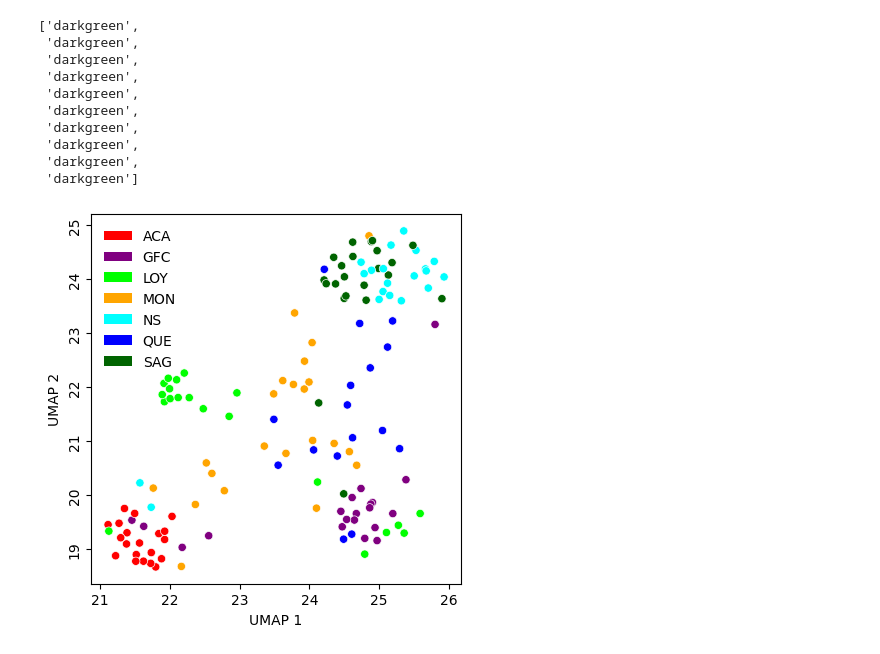
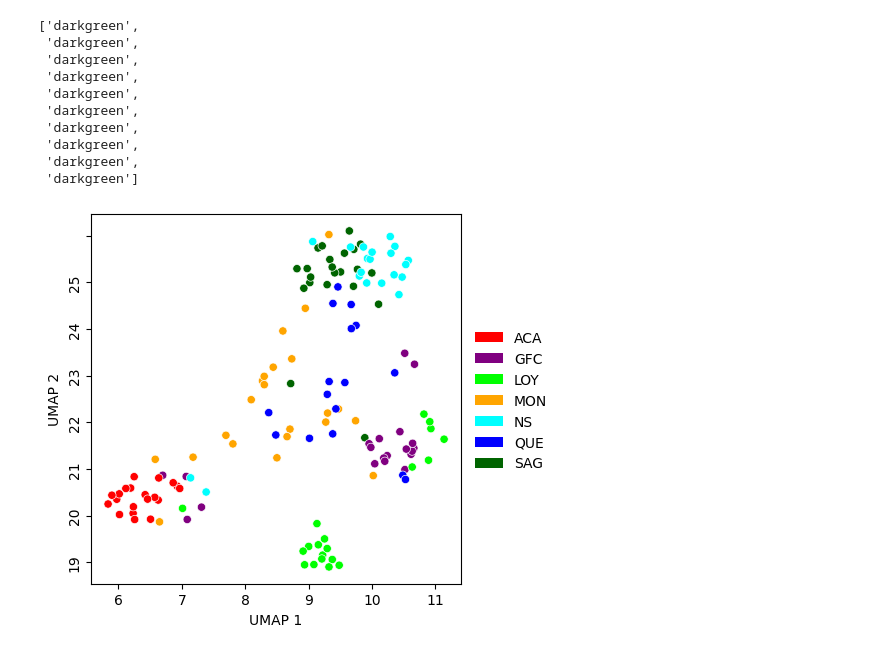
Before and after one commit to Genopop/geneakit, a Jupyter notebook: examples/kinship_umap.ipynb, the cells around one changed output. Drawn from its saved outputs; the diff is of its cells as text; code cells hidden in the pictures.

```diff
--- a/examples/kinship_umap.ipynb
+++ b/examples/kinship_umap.ipynb
@@ -83,0 +79,10 @@ phi.iloc[:5, :5]
+# %%
+phi = gen.phi(genea140)
+for i in range(phi.shape[0]):
+    phi.iloc[i, i] *= 2
+    phi.iloc[i, i] -= 1
+max_phi = phi.max().max()
+for i in range(phi.shape[0]):
+    for j in range(phi.shape[0]):
+        phi.iloc[i, j] /= max_phi
+phi.iloc[:5, :5]
@@ -186,25 +198,25 @@ colors[:10]
 # %%
 ax = sns.scatterplot(x=emb[:, 0], y=emb[:, 1], hue=colors,
                      palette={color: color for color in pop_to_color.values()})
 ax.set_aspect((max(emb[:, 0]) - min(emb[:, 0])) /
               (max(emb[:, 1] - min(emb[:, 1]))))
 ax.set_xlabel('UMAP 1')
 ax.set_ylabel('UMAP 2')
 
 # Get the current axis
 x0, y0, w, h = ax.get_position().bounds
 
 # Rotate the y axis labels
 ax.set_yticklabels([i for i in range(18, 26)], va='center', rotation=90)
 
 
 # Create a list of legend elements
 legend_elements = [Patch(facecolor=color, label=pop)
                    for pop, color in pop_to_color.items()]
 
 # Add the legend to the plot
-ax.legend(handles=legend_elements, bbox_to_anchor=(0, h),
-          loc='center left', frameon=False)
+ax.legend(handles=legend_elements, bbox_to_anchor=(x0 / 2 + w * 2, y0 + h / 2),
+          loc='right', frameon=False)
 plt.show()
 # %% [output]
-[figure, old version]
+[figure, new version]
```
Also changed, not shown: parts of 7 cells of this notebook.
